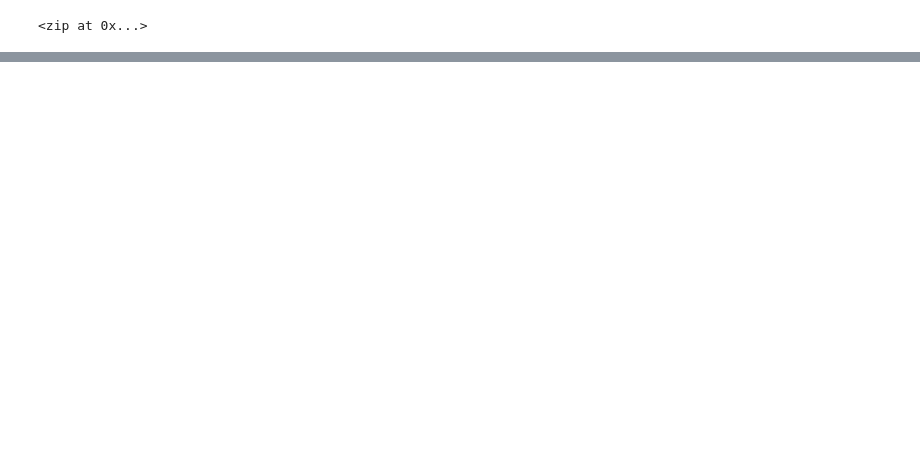
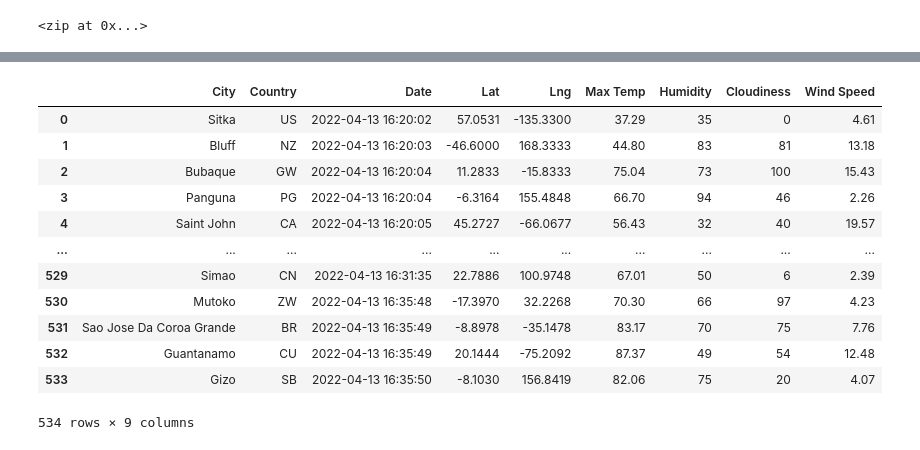
Before and after one commit to BartBachrach/World_Weather_Analysis, a Jupyter notebook: WeatherPy.ipynb, the cells around one changed output, grey strips where cells are left out. Saved outputs shown, nothing was run; the diff lists cells and outputs as text; code cells hidden in the pictures; blank space fills up the shorter version.

```diff
--- a/WeatherPy.ipynb
+++ b/WeatherPy.ipynb
@@ -4,6 +4,11 @@ import pandas as pd
 import matplotlib.pyplot as plt
 import numpy as np
 from citipy import citipy
+import requests
+from config import weather_api_key
+import time
+from datetime import datetime
+url = 'https://api.openweathermap.org/data/2.5/weather?units=Imperial&APPID=' + weather_api_key
 # %%
 # Create a set of random latitude and longitude combinations.
 lats = np.random.uniform(low=-90.000, high=90.000, size=1500)
@@ -32,0 +122,3 @@ len(cities)
+# %%
+city_data_df = pd.DataFrame(city_data)
+city_data_df.head()
@@ -32,0 +132,18 @@ len(cities)
+# %%
+new_column_order = ['City', 'Country', 'Date', 'Lat', 'Lng', 'Max Temp', 'Humidity', 'Cloudiness', 'Wind Speed']
+city_data_df = city_data_df[new_column_order]
+city_data_df
+# %% [output]
+|  | City | Country | Date | Lat | Lng | Max Temp | Humidity | Cloudiness | Wind Speed |
+| 0 | Sitka | US | 2022-04-13 16:20:02 | 57.0531 | -135.3300 | 37.29 | 35 | 0 | 4.61 |
+| 1 | Bluff | NZ | 2022-04-13 16:20:03 | -46.6000 | 168.3333 | 44.80 | 83 | 81 | 13.18 |
+| 2 | Bubaque | GW | 2022-04-13 16:20:04 | 11.2833 | -15.8333 | 75.04 | 73 | 100 | 15.43 |
+| 3 | Panguna | PG | 2022-04-13 16:20:04 | -6.3164 | 155.4848 | 66.70 | 94 | 46 | 2.26 |
+| 4 | Saint John | CA | 2022-04-13 16:20:05 | 45.2727 | -66.0677 | 56.43 | 32 | 40 | 19.57 |
+| ... | ... | ... | ... | ... | ... | ... | ... | ... | ... |
+| 529 | Simao | CN | 2022-04-13 16:31:35 | 22.7886 | 100.9748 | 67.01 | 50 | 6 | 2.39 |
+| 530 | Mutoko | ZW | 2022-04-13 16:35:48 | -17.3970 | 32.2268 | 70.30 | 66 | 97 | 4.23 |
+| 531 | Sao Jose Da Coroa Grande | BR | 2022-04-13 16:35:49 | -8.8978 | -35.1478 | 83.17 | 70 | 75 | 7.76 |
+| 532 | Guantanamo | CU | 2022-04-13 16:35:49 | 20.1444 | -75.2092 | 87.37 | 49 | 54 | 12.48 |
+| 533 | Gizo | SB | 2022-04-13 16:35:50 | -8.1030 | 156.8419 | 82.06 | 75 | 20 | 4.07 |
+534 rows × 9 columns
```
Also changed, not shown: parts of 8 cells of this notebook, 4 other files.
